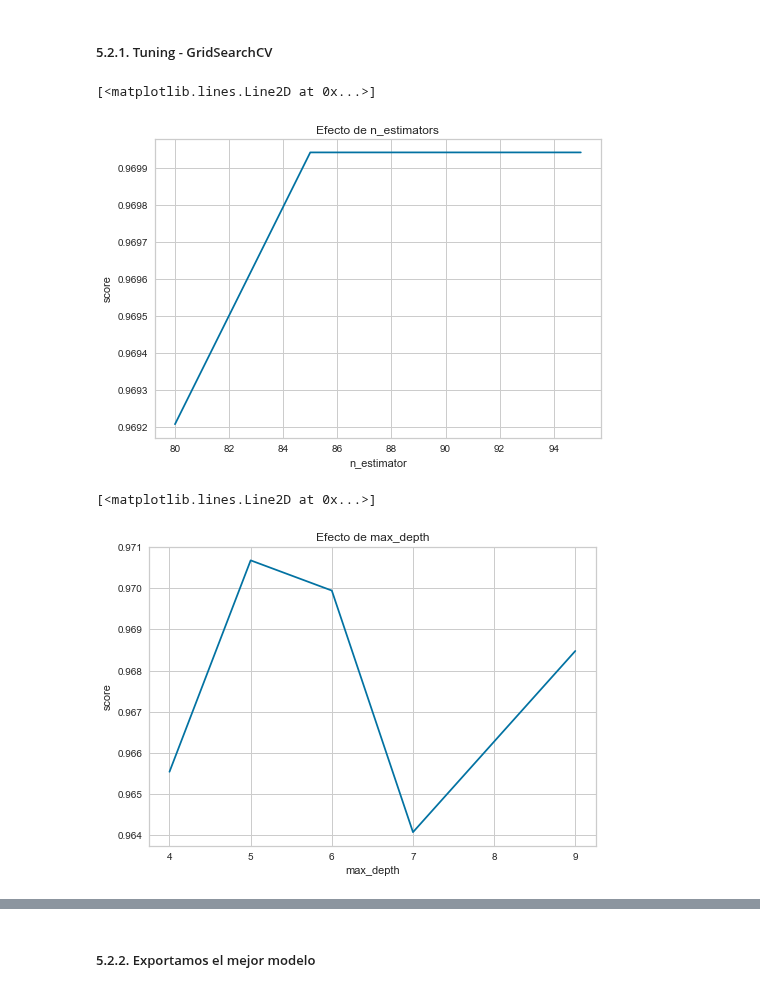
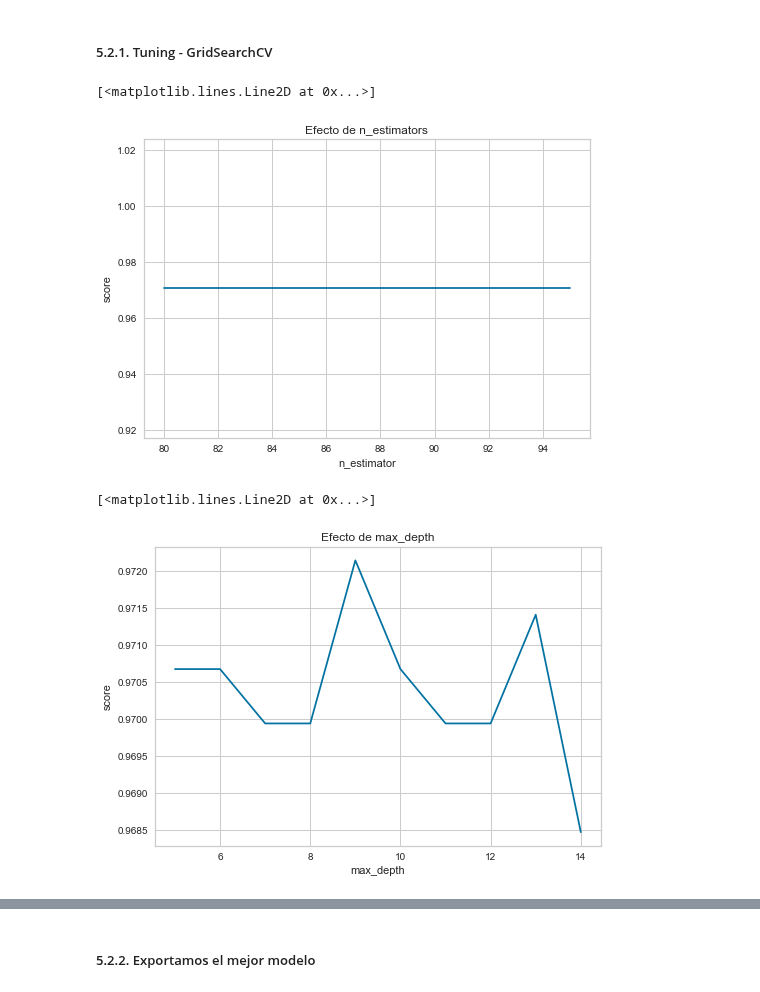
Before and after one commit to Project-ML-PUCP/BankruptcyTaiwan, a Jupyter notebook: 03. Codigo/03.4. Modeling - XGB.ipynb, the cells around one changed output, grey strips where cells are left out. Saved outputs shown, nothing was run; the diff lists cells and outputs as text; code cells hidden in the pictures.

```diff
--- a/03. Codigo/03.4. Modeling - XGB.ipynb
+++ b/03. Codigo/03.4. Modeling - XGB.ipynb
@@ -183,0 +197,2 @@ model_XGB = XGBClassifier(n_estimators=85, n_jobs=-1, max_depth=5, eval_metric='
+# %%
+model_XGB_base.fit(X_train, y_train)
@@ -184,3 +209,3 @@ model_XGB = XGBClassifier(n_estimators=85, n_jobs=-1, max_depth=5, eval_metric='
 # %%
 #Modelo con tuning
-model_XGB = XGBClassifier(n_estimators=85, n_jobs=-1, max_depth=5, eval_metric='error')
+model_XGB = XGBClassifier(n_estimators=85, n_jobs=-1, max_depth=9, eval_metric='error')
@@ -230,7 +266,7 @@ def update_resultados(descripcion, model, resultados, X_train, X_test, y_train,
   plot_precision_recall_curve(model, X_test, y_test, ax=axes[2], name=descripcion)
   return
 # %%
-update_resultados('XGBoost Classifier',model_XGB, resultados, X_train, X_test, y_train, y_test)
+save_and_show_resultados('XGBoost Classifier 1c',model_XGB, resultados, X_train, X_test, y_train, y_test)
 # %% [output]
 |  | Entrenamiento |  |  |  |  | Pruebas |  |  | ... |
 |  | Exactitud | Precisión | Exhaustividad | F1 | AUC | Exactitud | Precisión | Exhaustividad | ... |
@@ -298,7 +336,7 @@ ROCAUC(ax=<AxesSubplot:title={'center':'ROC Curves for XGBClassifier'}, xlabel='
 # %% [markdown]
 ##### 5.2.1. Tuning - GridSearchCV
 # %%
-model_XGB = XGBClassifier(n_estimators=80, n_jobs=-1, max_depth=6, eval_metric='error')
+model_XGB = XGBClassifier(n_jobs=-1,  eval_metric='error')
 estimators = np.arange(80, 100, 5)
 scores = []
 for n in estimators:
@@ -311,20 +349,20 @@ plt.ylabel("score")
 plt.plot(estimators, scores)
 # %% [output]
 [<matplotlib.lines.Line2D at 0x...>]
-[figure, old version]
+[figure, new version]
 # %%
 model_XGB = XGBClassifier(n_estimators=85, n_jobs=-1, eval_metric='error')
-max_depth = np.arange(4, 10, 1)
+max_depth = np.arange(5, 15, 1)
 scores_ = []
 for n in max_depth:
     model_XGB.set_params(max_depth=n)
     model_XGB.fit(X_train, y_train)
     scores_.append(model_XGB.score(X_test, y_test))
 plt.title("Efecto de max_depth")
 plt.xlabel("max_depth")
 plt.ylabel("score")
 plt.plot(max_depth, scores_)
 # %% [output]
 [<matplotlib.lines.Line2D at 0x...>]
-[figure, old version]
+[figure, new version]
 # %%
```
Also changed, not shown: parts of 13 cells of this notebook, 1 other file.
